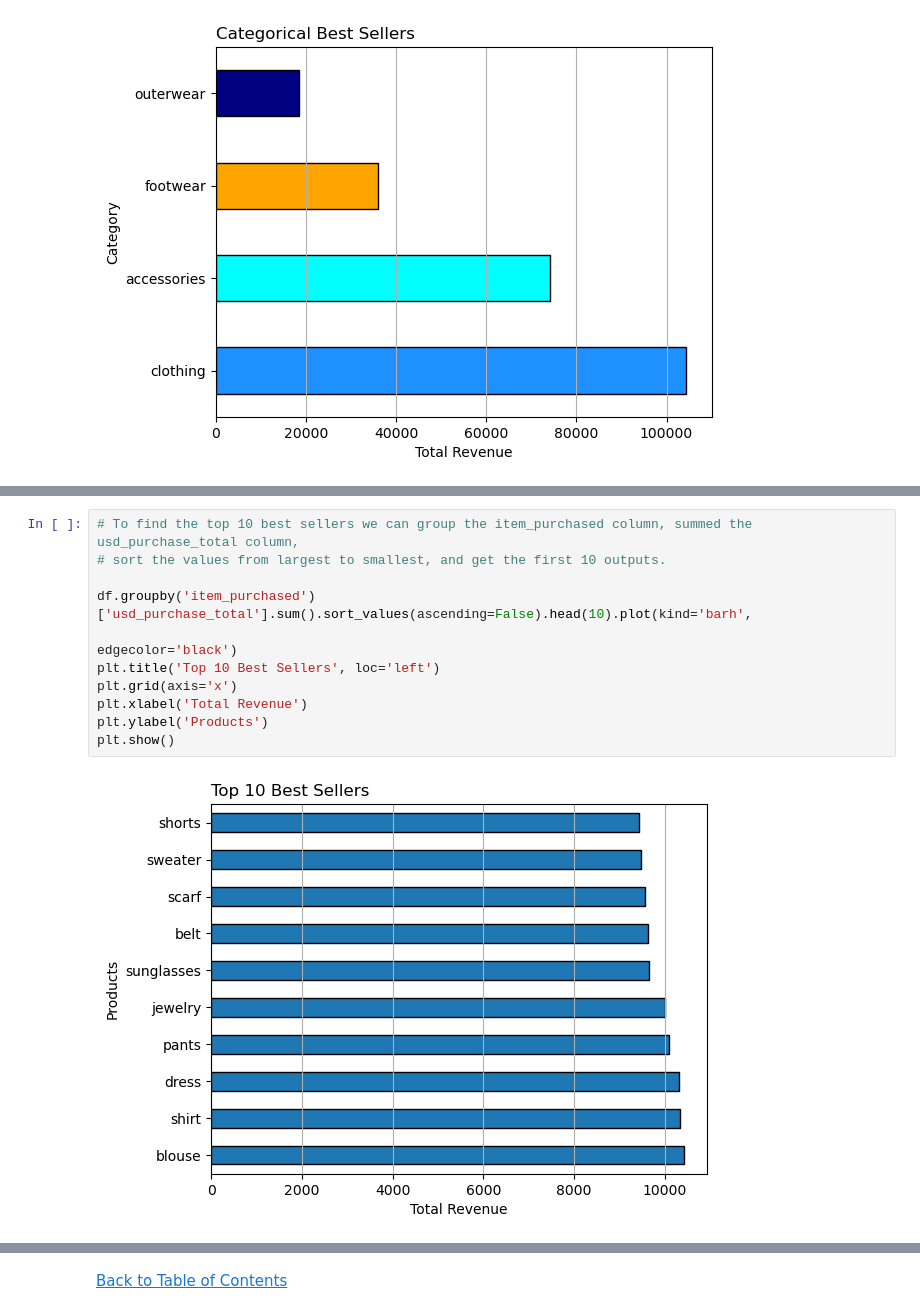
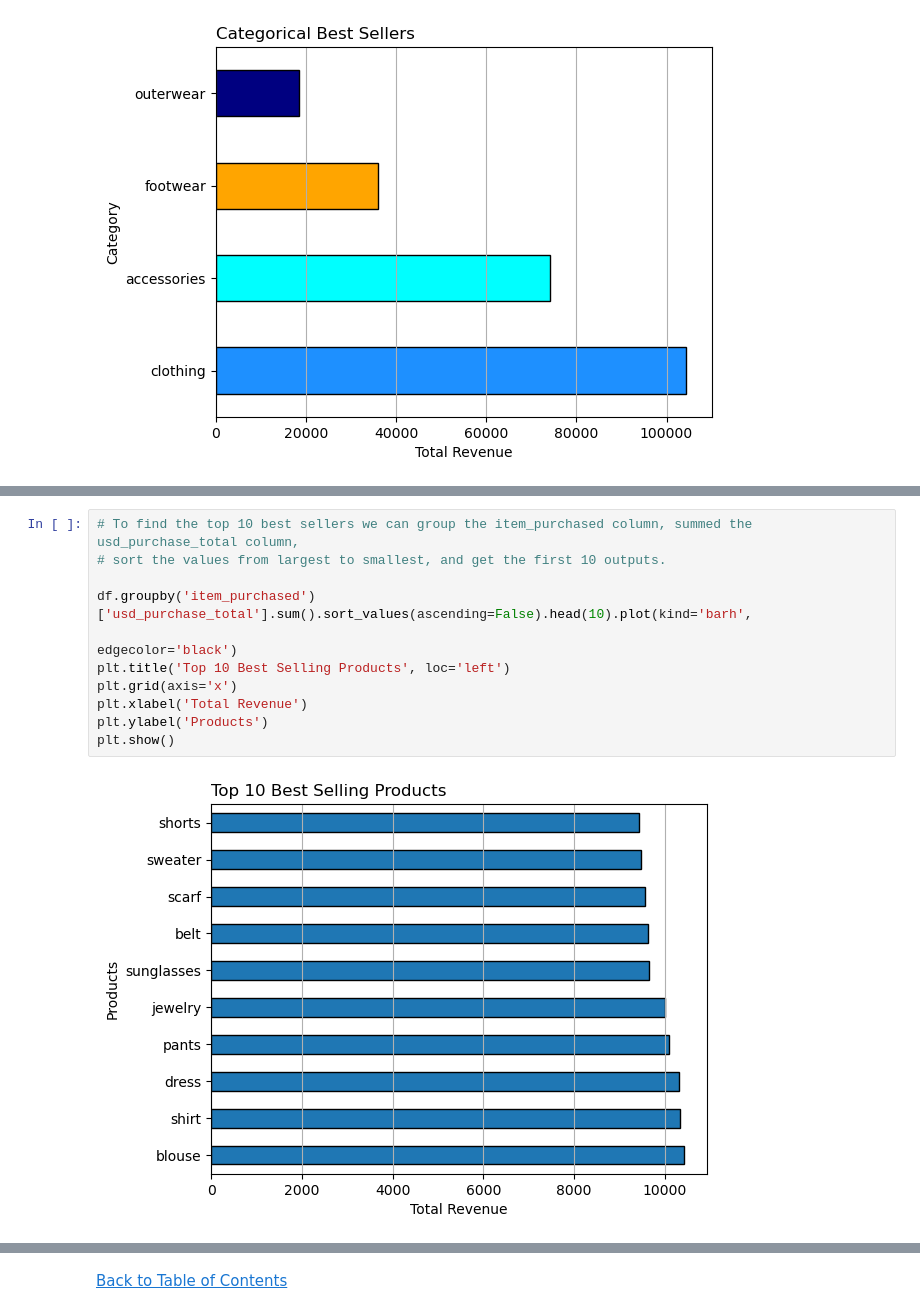
Before and after one commit to jasondo-da/shopping_behavior_analysis, a Jupyter notebook: shopping_behavior_analysis.ipynb, the cells around one changed output, grey strips where cells are left out. Saved outputs shown, nothing was run; the diff lists cells and outputs as text.

```diff
--- a/shopping_behavior_analysis.ipynb
+++ b/shopping_behavior_analysis.ipynb
@@ -788,13 +794,13 @@ It is interesting to note that the footwear category is the highest-rated catego
 # %%
 # To find the top 10 best sellers we can group the item_purchased column, summed the usd_purchase_total column,
 # sort the values from largest to smallest, and get the first 10 outputs.
 
 df.groupby('item_purchased')['usd_purchase_total'].sum().sort_values(ascending=False).head(10).plot(kind='barh',
                                                                                                      edgecolor='black')
-plt.title('Top 10 Best Sellers', loc='left')
+plt.title('Top 10 Best Selling Products', loc='left')
 plt.grid(axis='x')
 plt.xlabel('Total Revenue')
 plt.ylabel('Products')
 plt.show()
 # %% [output]
-[figure, old version]
+[figure, new version]
```
Also changed, not shown: parts of 32 cells of this notebook.
